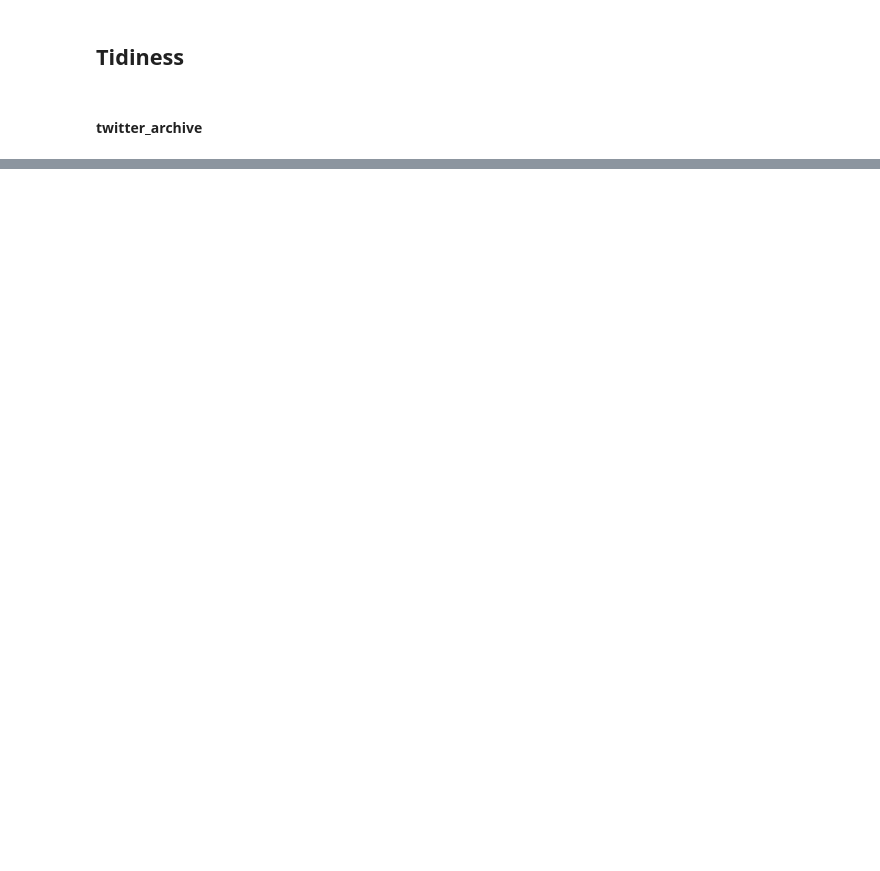
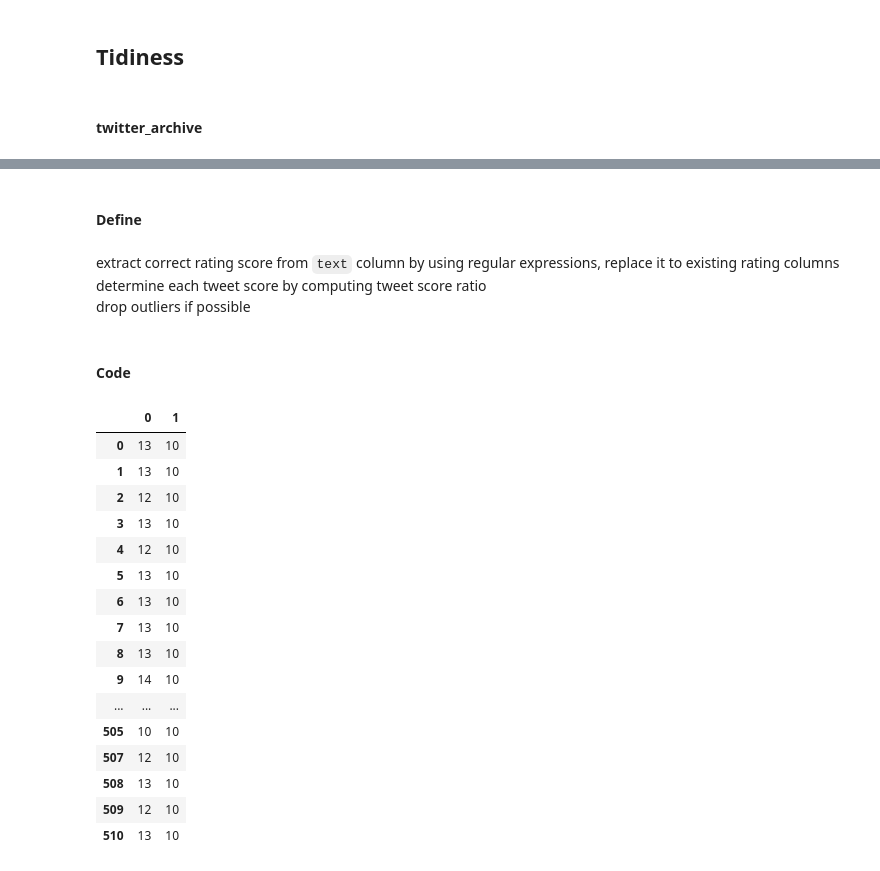
Before and after one commit to uminomuneaki/Analyze-WeRateDogs-with-tweepy, a Jupyter notebook: wrangle_act.ipynb, the cells around one changed output, grey strips where cells are left out. Saved outputs shown, nothing was run; the diff lists cells and outputs as text; code cells hidden in the pictures; blank space fills up the shorter version.

```diff
--- a/wrangle_act.ipynb
+++ b/wrangle_act.ipynb
@@ -270,0 +411,6 @@ dtype: object
+# %%
+# drop 78 replies
+twitter_archive_clean = twitter_archive_clean[twitter_archive_clean.in_reply_to_status_id.isnull()]
+# %%
+# drop 181 retweets
+twitter_archive_clean = twitter_archive_clean[twitter_archive_clean.retweeted_status_id.isnull()]
@@ -270,0 +422,4 @@ dtype: object
+# %%
+# drop unnecessary columns
+coldrop = twitter_archive_clean.iloc[:,np.r_[1,2,6:9]].columns
+twitter_archive_clean.drop(coldrop, axis = 1,inplace = True)
@@ -270,0 +459,6 @@ dtype: object
+# %%
+# filter out all lowercase names
+name_filter = twitter_archive_clean.name.str.islower()
+column_name = 'name'
+# drop lowercase names
+twitter_archive_clean.loc[name_filter, column_name] = np.nan
@@ -270,0 +491,28 @@ dtype: object
+# %% [markdown]
+#### Define
+# %% [markdown]
+extract correct rating score from `text` column by using regular expressions, replace it to existing rating columns\
+determine each tweet score by computing tweet score ratio\
+drop outliers if possible
+# %% [markdown]
+#### Code
+# %%
+twitter_archive_clean.text.str.extract('((?:\d+\.)?\d+)\/(\d+)', expand=True)
+# %% [output]
+|  | 0 | 1 |
+| 0 | 13 | 10 |
+| 1 | 13 | 10 |
+| 2 | 12 | 10 |
+| 3 | 13 | 10 |
+| 4 | 12 | 10 |
+| 5 | 13 | 10 |
+| 6 | 13 | 10 |
+| 7 | 13 | 10 |
+| 8 | 13 | 10 |
+| 9 | 14 | 10 |
+| ... | ... | ... |
+| 505 | 10 | 10 |
+| 507 | 12 | 10 |
+| 508 | 13 | 10 |
+| 509 | 12 | 10 |
+| 510 | 13 | 10 |
```
Also changed, not shown: parts of 57 cells of this notebook.
